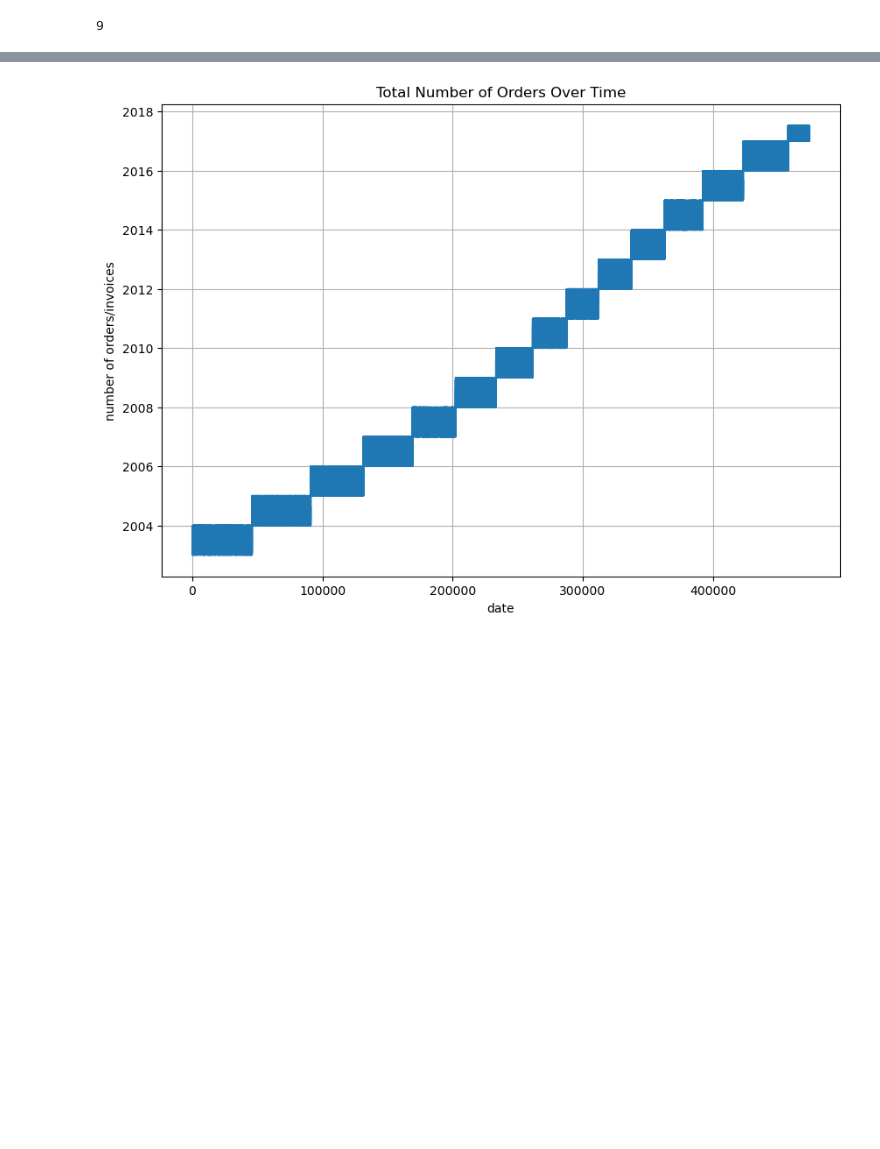
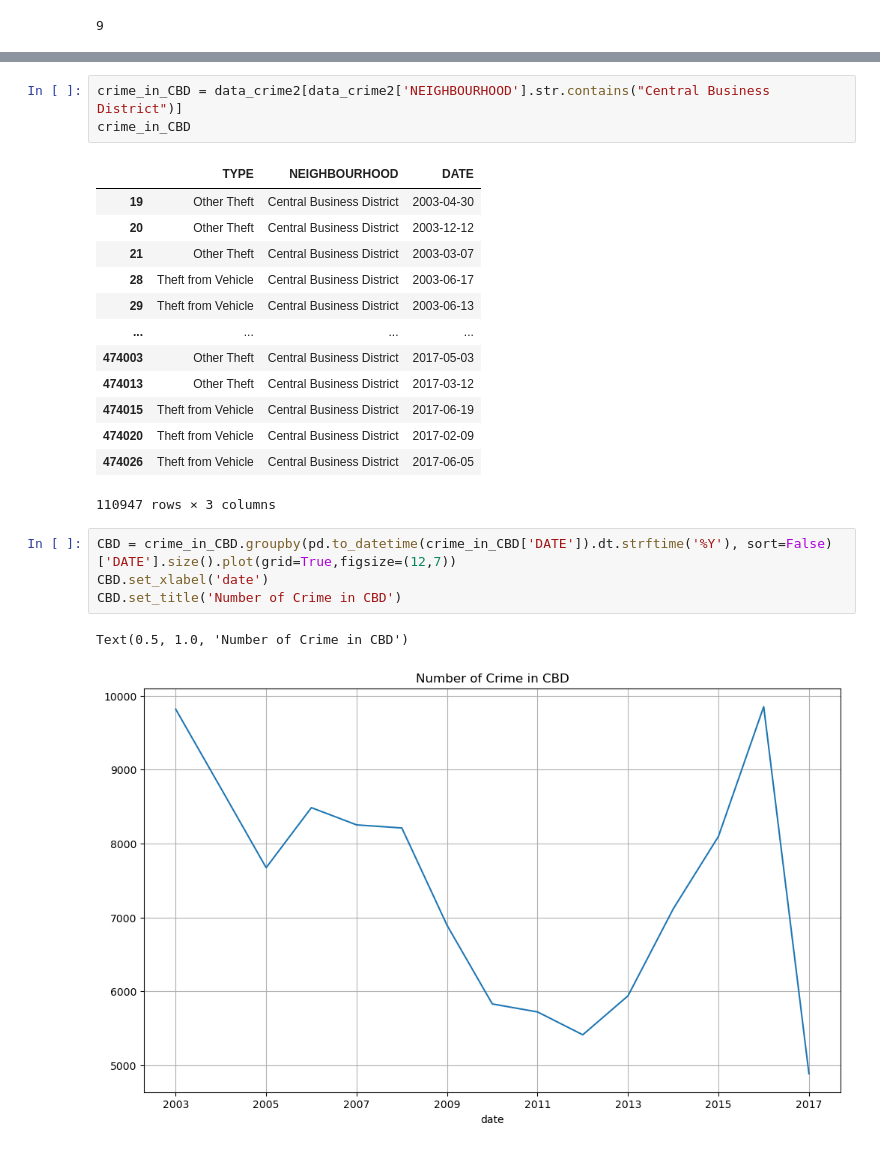
Before and after one commit to khairul190/Crime-analysis, a Jupyter notebook: data_crime.ipynb, the cells around one changed output, grey strips where cells are left out. Cells and saved outputs as stored; diff of their text form; blank space fills up the shorter version.

```diff
--- a/data_crime.ipynb
+++ b/data_crime.ipynb
@@ -116,5 +121,26 @@ ax.set_title('Number of Crime by Year')
 Text(0.5, 1.0, 'Number of Crime by Year')
 [figure]
 # %%
+crime_in_CBD = data_crime2[data_crime2['NEIGHBOURHOOD'].str.contains("Central Business District")]
+crime_in_CBD
 # %% [output]
-[figure, removed]
+|  | TYPE | NEIGHBOURHOOD | DATE |
+| 19 | Other Theft | Central Business District | 2003-04-30 |
+| 20 | Other Theft | Central Business District | 2003-12-12 |
+| 21 | Other Theft | Central Business District | 2003-03-07 |
+| 28 | Theft from Vehicle | Central Business District | 2003-06-17 |
+| 29 | Theft from Vehicle | Central Business District | 2003-06-13 |
+| ... | ... | ... | ... |
+| 474003 | Other Theft | Central Business District | 2017-05-03 |
+| 474013 | Other Theft | Central Business District | 2017-03-12 |
+| 474015 | Theft from Vehicle | Central Business District | 2017-06-19 |
+| 474020 | Theft from Vehicle | Central Business District | 2017-02-09 |
+| 474026 | Theft from Vehicle | Central Business District | 2017-06-05 |
+110947 rows × 3 columns
+# %%
+CBD = crime_in_CBD.groupby(pd.to_datetime(crime_in_CBD['DATE']).dt.strftime('%Y'), sort=False)['DATE'].size().plot(grid=True,figsize=(12,7))
+CBD.set_xlabel('date')
+CBD.set_title('Number of Crime in CBD')
+# %% [output]
+Text(0.5, 1.0, 'Number of Crime in CBD')
+[figure, added]
```
Also changed, not shown: parts of 4 cells of this notebook.
